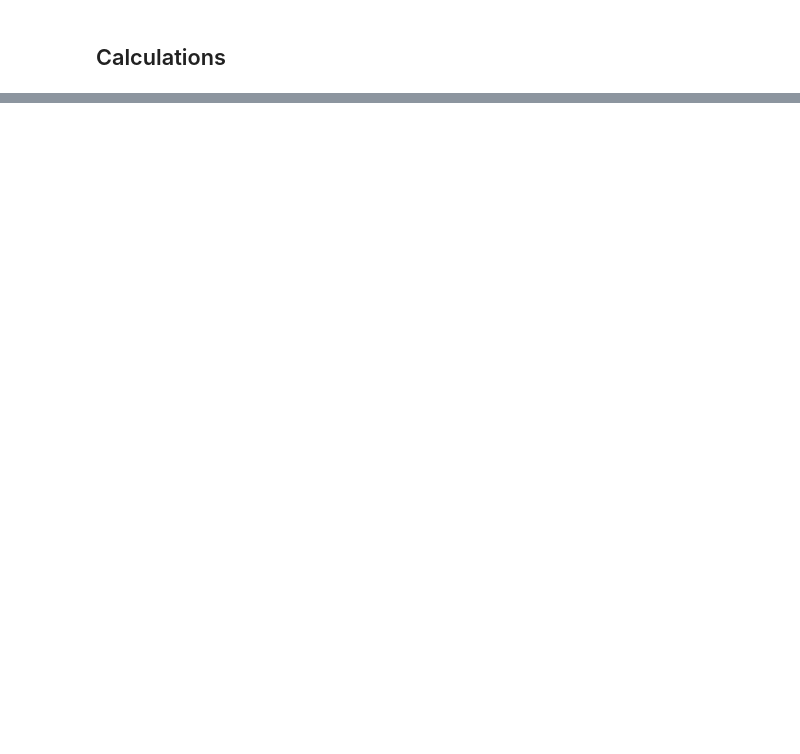
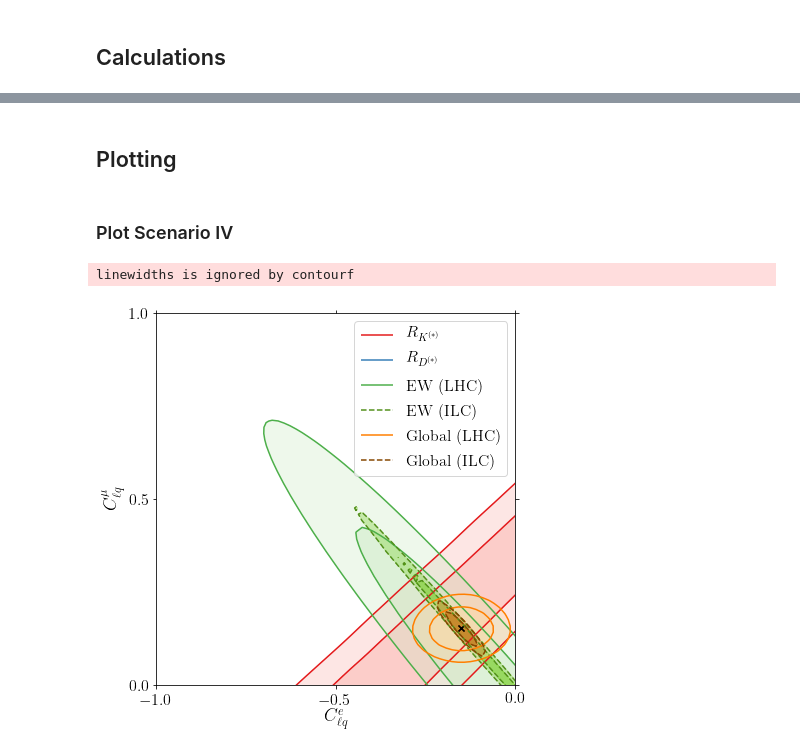
Before and after one commit to Jorge-Alda/SMEFT19, a Jupyter notebook: jupyter/PaperILC/02_LikelihoodFits.ipynb, the cells around one changed output, grey strips where cells are left out. Drawn from its saved outputs; the diff is of its cells as text; code cells hidden in the pictures; blank space fills up the shorter version.

Commit message:
ILC plots

```diff
--- a/jupyter/PaperILC/02_LikelihoodFits.ipynb
+++ b/jupyter/PaperILC/02_LikelihoodFits.ipynb
@@ -58,3 +75,5 @@ with warnings.catch_warnings():
     warnings.simplefilter('ignore')
     GS.run_mp(4, scXI)
 GS.save_csv('../../likelihood/likelihood_XI_ILC.dat')
+# %% [markdown]
+## Plotting
@@ -60,0 +85,32 @@ GS.save_csv('../../likelihood/likelihood_XI_ILC.dat')
+# %%
+def read_meshgrid(fnames, stepx=50, stepy=50):
+    zdata_LHC = pd.read_csv(fnames[0], sep='\t')
+    zdata_ILC = pd.read_csv(fnames[1], sep='\t')
+    xcoords = np.linspace(zdata_LHC['x'].min(), zdata_LHC['x'].max(), stepx)
+    ycoords = np.linspace(zdata_LHC['y'].min(), zdata_LHC['y'].max(), stepy)
+    d = OrderedDict()
+    fitcodes = {r'$R_{K^{(*)}}$':'likelihood_lfu_fcnc.yaml', r'$R_{D^{(*)}}$':'likelihood_rd_rds.yaml',
+                'EW (LHC)':'likelihood_ewpt.yaml', 'eeWW':'likelihood_eeww.yaml', 'Global (LHC)':'global'}
+    for k, v in zip(fitcodes.keys(), fitcodes.values()):
+        z = np.array(zdata_LHC[v]).reshape(stepx, stepy)
+        d[k] = z
+    d['EW (ILC)'] = np.array(zdata_ILC[fitcodes['EW (LHC)']]).reshape(stepx, stepy)
+    d.move_to_end('Global (LHC)')
+    d['Global (ILC)'] = d['Global (LHC)'] - d['EW (LHC)'] + d['EW (ILC)']
+    d['EW (LHC)'] = d['EW (LHC)'] + d['eeWW']
+    d['EW (ILC)'] = d['EW (ILC)'] + d['eeWW']
+    d.pop('eeWW')
+    return (xcoords, ycoords, d)
+# %%
+ILC_green = (0.462745,0.803922,0.149020)
+ILC_brown = (0.745098,0.392157,0.000000)
+# %% [markdown]
+### Plot Scenario IV
+# %%
+likelihood_plot(read_meshgrid(['../../likelihood/likelihood_IV.dat', '../../likelihood/likelihood_IV_ILC.dat']),
+                -1.0, 0.0, 0.0, 1.0, [r'$C_{\ell q}^e$', r'$C_{\ell q}^\mu$'], locleg='upper right',
+                colors=[0,1,2,ILC_green,4,ILC_brown], bf=[-0.1511,0.152], widths=[1.5,]*6,
+                styles=['solid', 'solid', 'solid', 'dashed', 'solid', 'dashed'], fout='../../plots/scIV_ILC')
+# %% [output]
+linewidths is ignored by contourf
+[figure, added]
```
Also changed, not shown: parts of 15 cells of this notebook, 12 other files.
